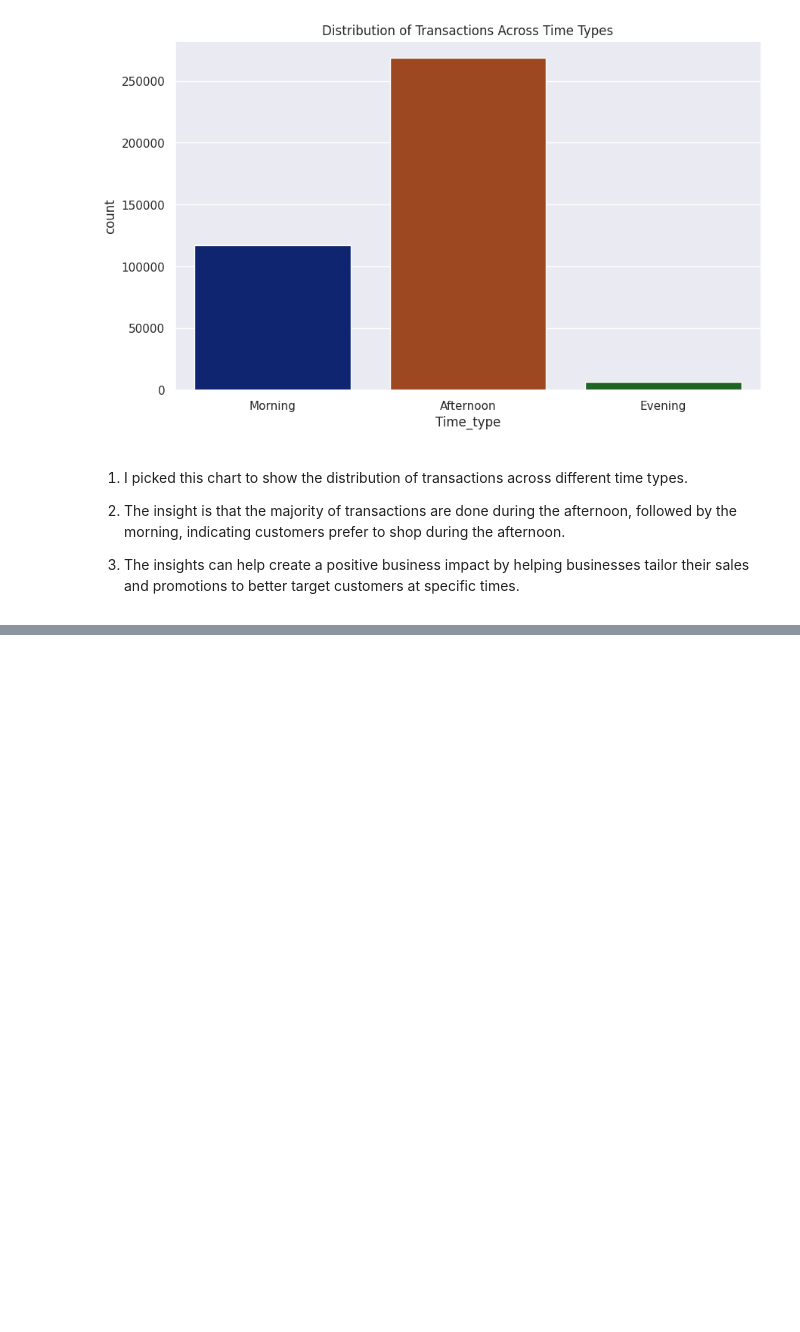
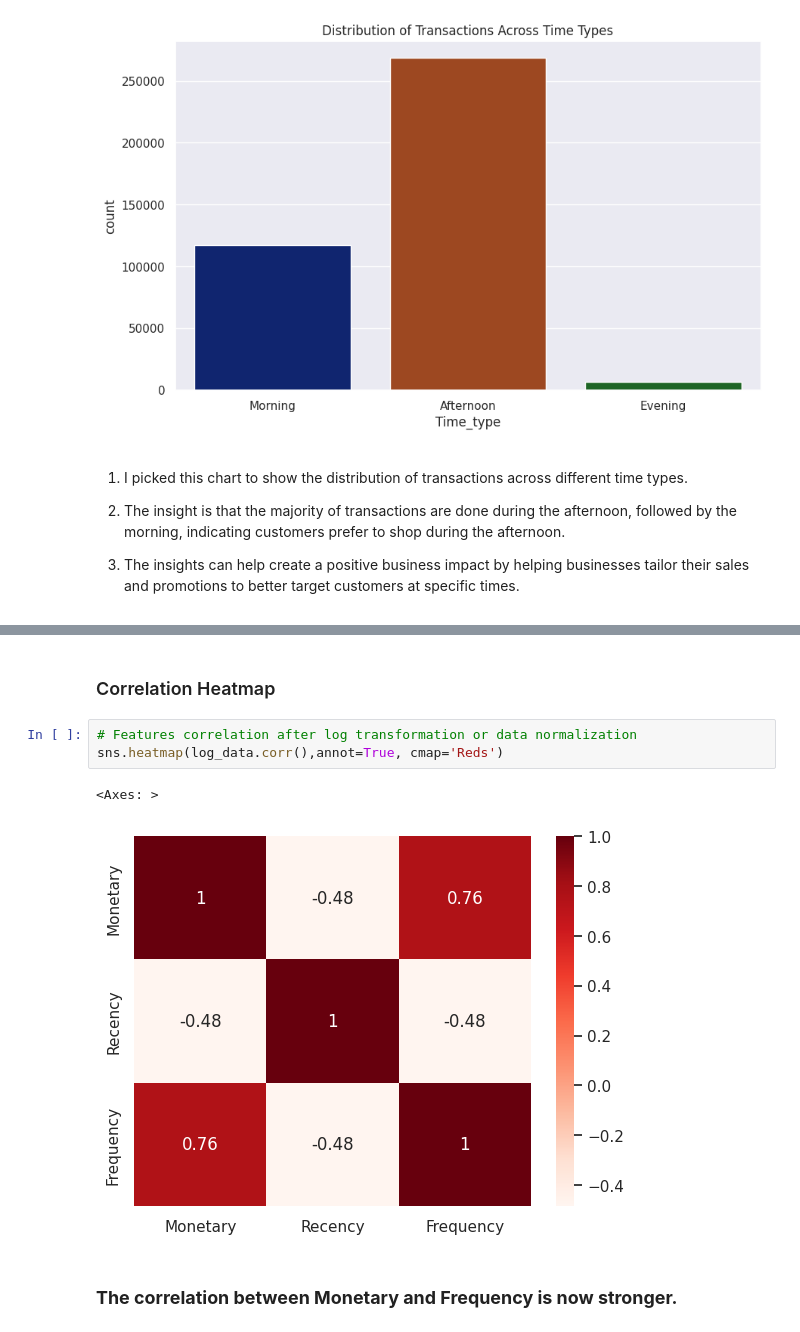
Before and after one commit to VHP2305/Online_Retail_Customer_Segmentation, a Jupyter notebook: Online_Retail_Customer_Segmentation.ipynb, the cells around one changed output, grey strips where cells are left out. Cells and saved outputs as stored; diff of their text form; blank space fills up the shorter version.

```diff
--- a/Online_Retail_Customer_Segmentation.ipynb
+++ b/Online_Retail_Customer_Segmentation.ipynb
@@ -1184,0 +1631,10 @@ plt.show()
+# %% [markdown]
+### Correlation Heatmap
+# %%
+# Features correlation after log transformation or data normalization
+sns.heatmap(log_data.corr(),annot=True, cmap='Reds')
+# %% [output]
+<Axes: >
+[figure, added]
+# %% [markdown]
+### **The correlation between Monetary and Frequency is now stronger.**
```
Also changed, not shown: parts of 99 cells of this notebook.
